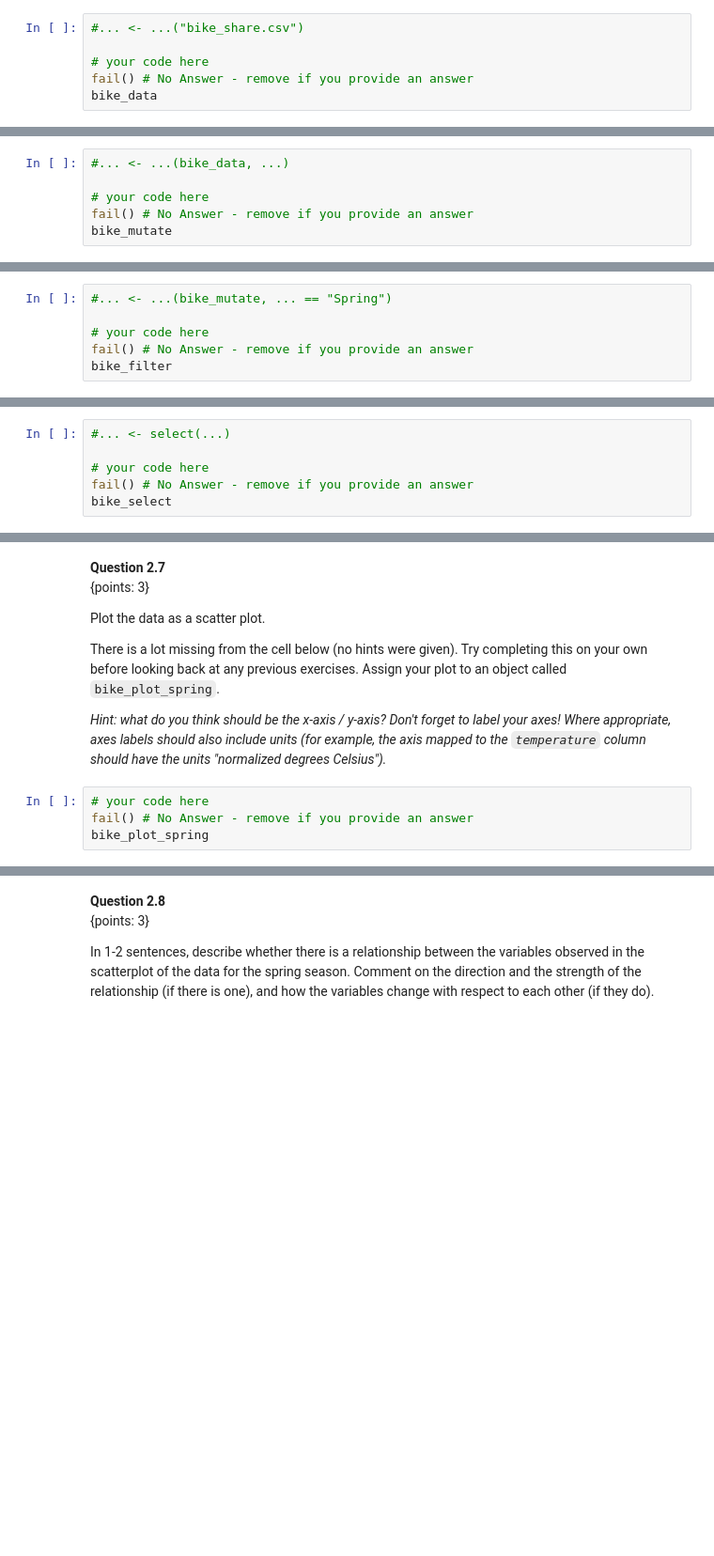
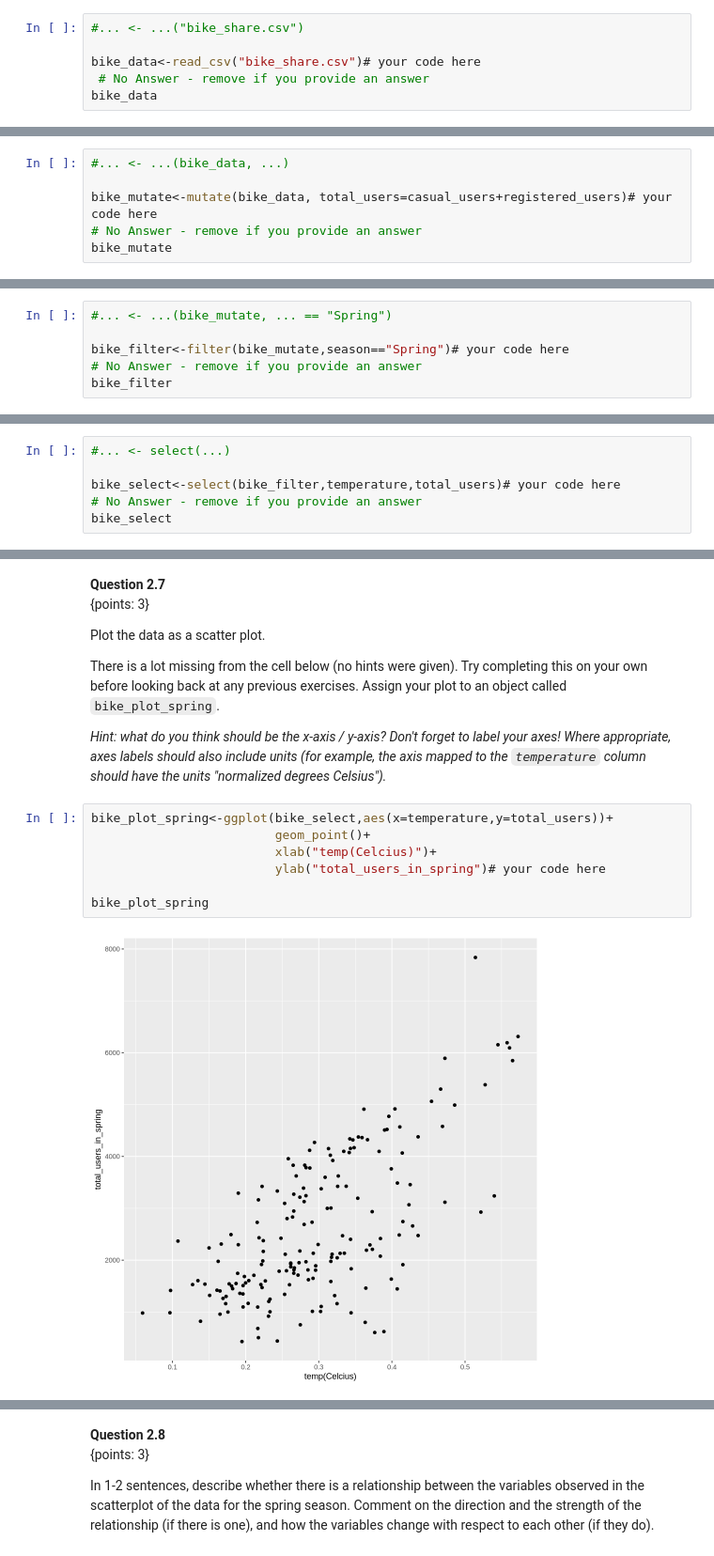
Before and after one commit to ca-vas/dsci-100-student, a Jupyter notebook: materials/R/tutorial_intro/tutorial_intro.ipynb, the cells around one changed output, grey strips where cells are left out. Shown at 94% size. Drawn from its saved outputs; the diff is of its cells as text; blank space fills up the shorter version.

```diff
--- a/materials/R/tutorial_intro/tutorial_intro.ipynb
+++ b/materials/R/tutorial_intro/tutorial_intro.ipynb
@@ -546,6 +602,6 @@ Since we already have `tidyverse` loaded and ready to use, the first step is to
 # %%
 #... <- ...("bike_share.csv")
 
-# your code here
-fail() # No Answer - remove if you provide an answer
+bike_data<-read_csv("bike_share.csv")# your code here
+ # No Answer - remove if you provide an answer
 bike_data
@@ -569,6 +646,6 @@ This column would be the sum of the `casual_users` and the `registered_users`. A
 # %%
 #... <- ...(bike_data, ...)
 
-# your code here
-fail() # No Answer - remove if you provide an answer
+bike_mutate<-mutate(bike_data, total_users=casual_users+registered_users)# your code here
+# No Answer - remove if you provide an answer
 bike_mutate
@@ -591,6 +681,6 @@ Filter out the data to include information about rentals that were only made dur
 # %%
 #... <- ...(bike_mutate, ... == "Spring")
 
-# your code here
-fail() # No Answer - remove if you provide an answer
+bike_filter<-filter(bike_mutate,season=="Spring")# your code here
+# No Answer - remove if you provide an answer
 bike_filter
@@ -615,6 +718,6 @@ Select the columns from the data that we wish to plot. Name your answer `bike_se
 # %%
 #... <- select(...)
 
-# your code here
-fail() # No Answer - remove if you provide an answer
+bike_select<-select(bike_filter,temperature,total_users)# your code here
+# No Answer - remove if you provide an answer
 bike_select
@@ -635,10 +751,15 @@ Plot the data as a scatter plot.
 There is a lot missing from the cell below (no hints were given). Try completing this on your own before looking back at any previous exercises. Assign your plot to an object called `bike_plot_spring`.
 
 *Hint: what do you think should be the x-axis / y-axis? Don't forget to label your axes! Where appropriate, axes labels should also include units (for example, the axis mapped to the `temperature` column should have the units "normalized degrees Celsius").*
-# %%
-# your code here
-fail() # No Answer - remove if you provide an answer
-bike_plot_spring
+# %%
+bike_plot_spring<-ggplot(bike_select,aes(x=temperature,y=total_users))+
+                         geom_point()+
+                         xlab("temp(Celcius)")+
+                         ylab("total_users_in_spring")# your code here
+
+bike_plot_spring
+# %% [output]
+[figure, added]
 # %%
 # Most of the tests for this question are hidden. You have to decide whether you've created the right object.
 # Heres one test to at least ensure you named the object correctly:
```
Also changed, not shown: parts of 31 cells of this notebook.
